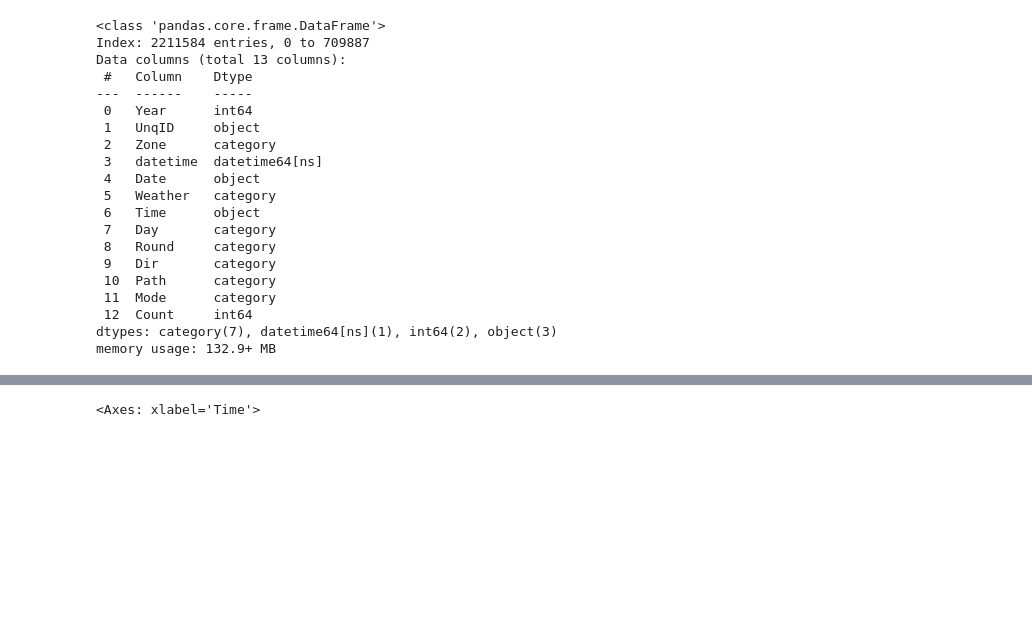
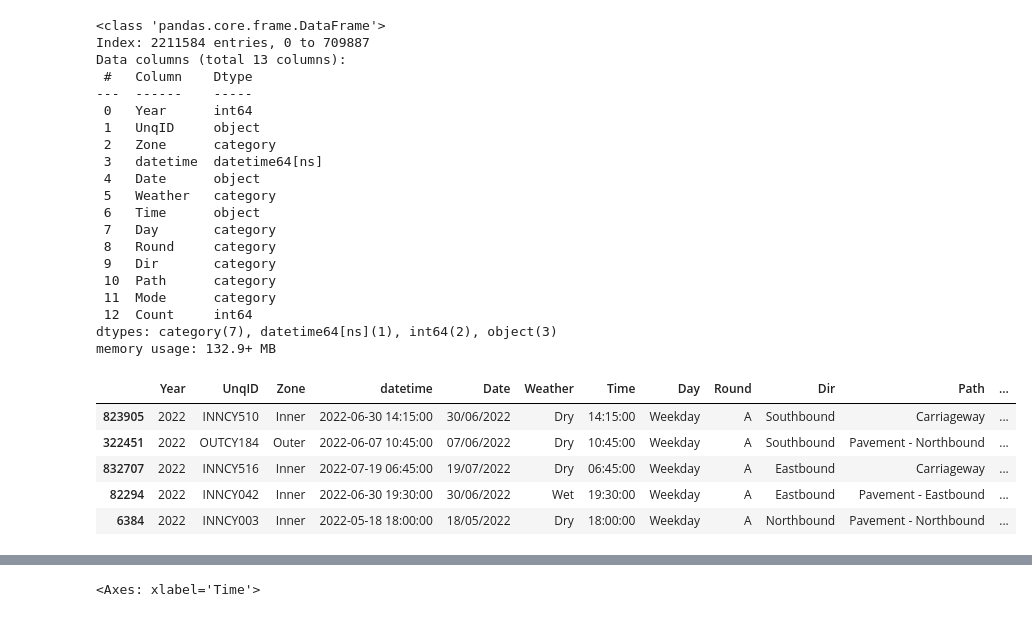
Before and after one commit to sokimura39/QM_Group, a Jupyter notebook: data_as_pandas.ipynb, the cells around one changed output, grey strips where cells are left out. Drawn from its saved outputs; the diff is of its cells as text; code cells hidden in the pictures; blank space fills up the shorter version.

```diff
--- a/data_as_pandas.ipynb
+++ b/data_as_pandas.ipynb
@@ -186,3 +187,12 @@ Data columns (total 13 columns):
  12  Count     int64
 dtypes: category(7), datetime64[ns](1), int64(2), object(3)
 memory usage: 132.9+ MB
+# %%
+counts_df.sample(5, random_state = 42)
+# %% [output]
+|  | Year | UnqID | Zone | datetime | Date | Weather | Time | Day | Round | Dir | Path | ... |
+| 823905 | 2022 | INNCY510 | Inner | 2022-06-30 14:15:00 | 30/06/2022 | Dry | 14:15:00 | Weekday | A | Southbound | Carriageway | ... |
+| 322451 | 2022 | OUTCY184 | Outer | 2022-06-07 10:45:00 | 07/06/2022 | Dry | 10:45:00 | Weekday | A | Southbound | Pavement - Northbound | ... |
+| 832707 | 2022 | INNCY516 | Inner | 2022-07-19 06:45:00 | 19/07/2022 | Dry | 06:45:00 | Weekday | A | Eastbound | Carriageway | ... |
+| 82294 | 2022 | INNCY042 | Inner | 2022-06-30 19:30:00 | 30/06/2022 | Wet | 19:30:00 | Weekday | A | Eastbound | Pavement - Eastbound | ... |
+| 6384 | 2022 | INNCY003 | Inner | 2022-05-18 18:00:00 | 18/05/2022 | Dry | 18:00:00 | Weekday | A | Northbound | Pavement - Northbound | ... |
```
Also changed, not shown: parts of 7 cells of this notebook.
